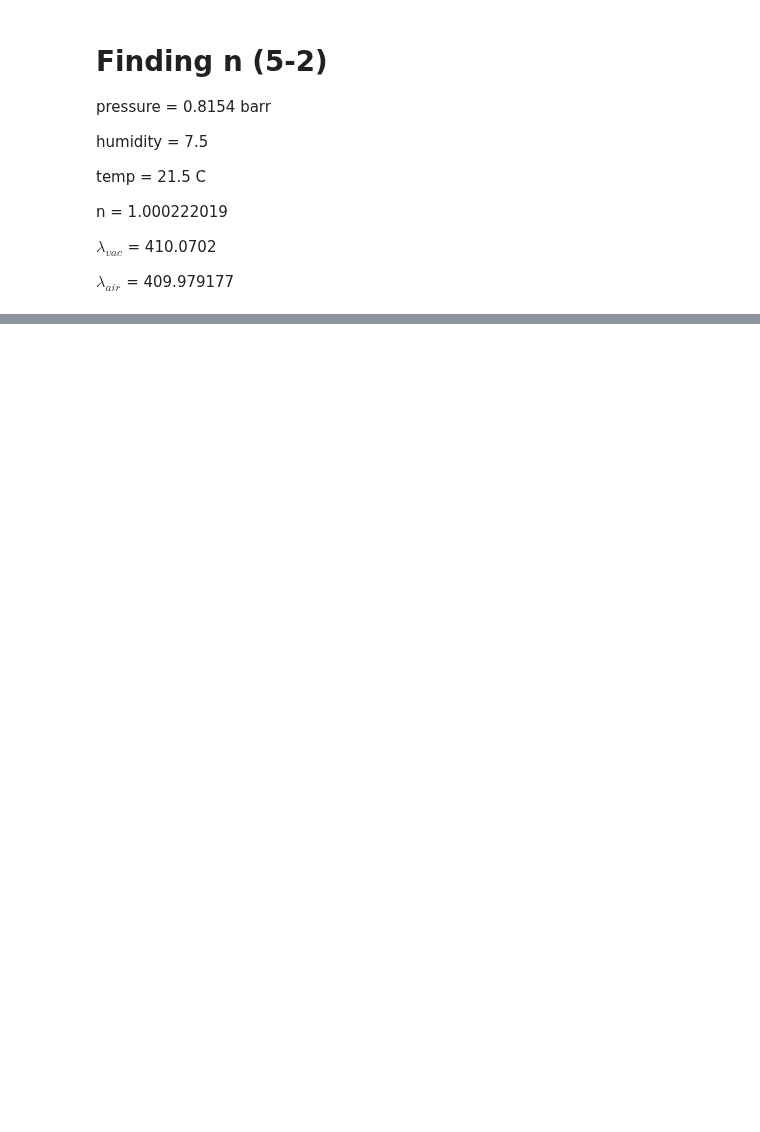
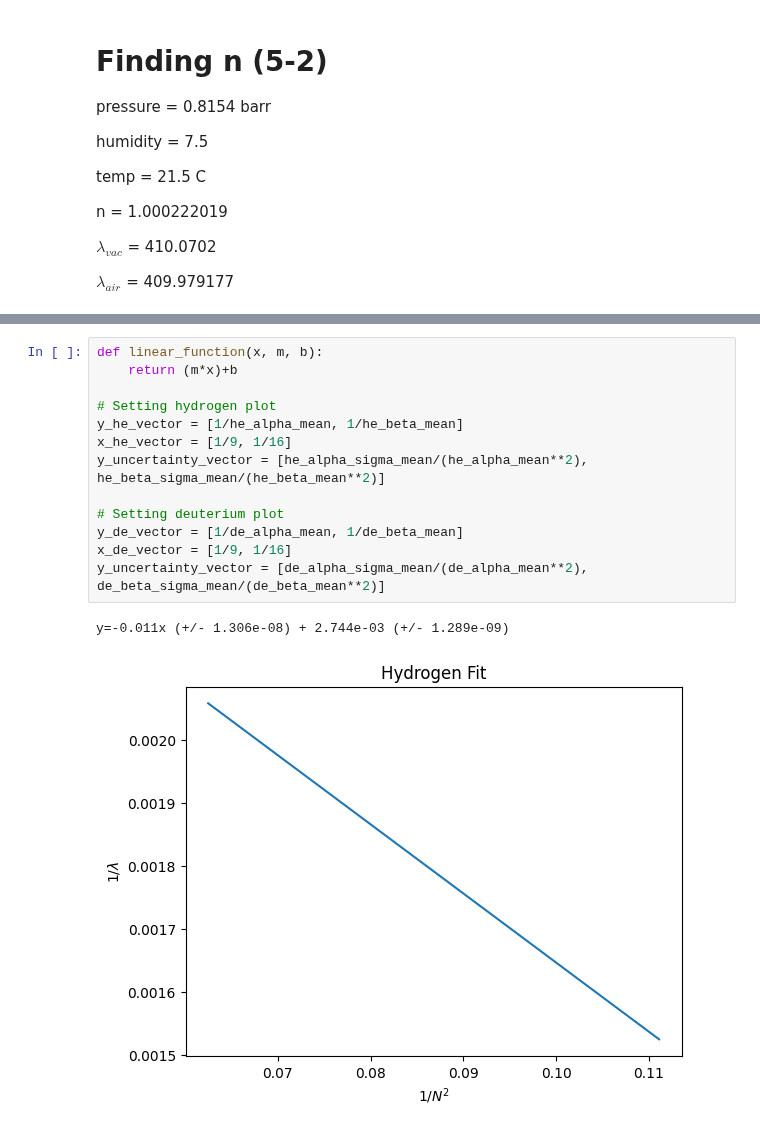
Before and after one commit to maraMaraschino/Adv-Lab, a Jupyter notebook: H2D2 Spectroscopy/H2D2 Notebook.ipynb, the cells around one changed output, grey strips where cells are left out. Cells and saved outputs as stored; diff of their text form; blank space fills up the shorter version.

```diff
--- a/H2D2 Spectroscopy/H2D2 Notebook.ipynb
+++ b/H2D2 Spectroscopy/H2D2 Notebook.ipynb
@@ -184,0 +325,16 @@ $\lambda_{air}$ = 409.979177
+# %%
+def linear_function(x, m, b):
+    return (m*x)+b
+
+# Setting hydrogen plot
+y_he_vector = [1/he_alpha_mean, 1/he_beta_mean]
+x_he_vector = [1/9, 1/16]
+y_uncertainty_vector = [he_alpha_sigma_mean/(he_alpha_mean**2), he_beta_sigma_mean/(he_beta_mean**2)]
+
+# Setting deuterium plot
+y_de_vector = [1/de_alpha_mean, 1/de_beta_mean]
+x_de_vector = [1/9, 1/16]
+y_uncertainty_vector = [de_alpha_sigma_mean/(de_alpha_mean**2), de_beta_sigma_mean/(de_beta_mean**2)]
+# %% [output]
+y=-0.011x (+/- 1.306e-08) + 2.744e-03 (+/- 1.289e-09)
+[figure, added]
```
Also changed, not shown: parts of 6 cells of this notebook.
